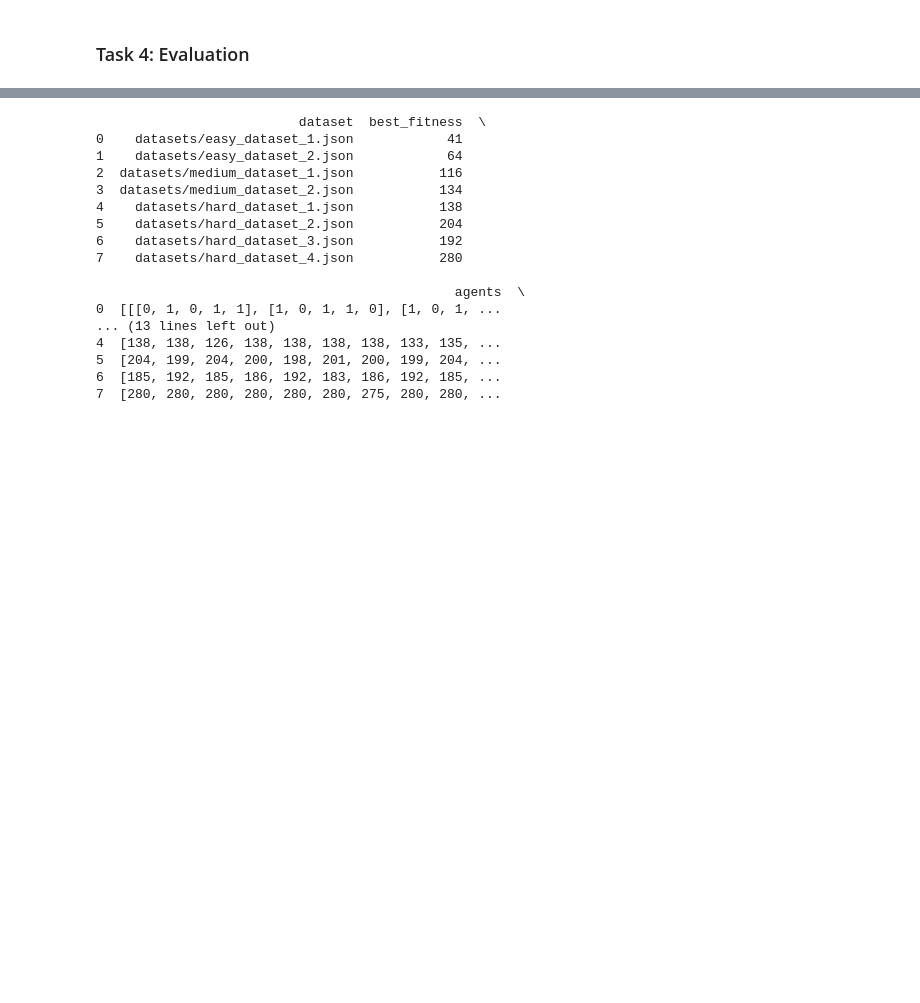
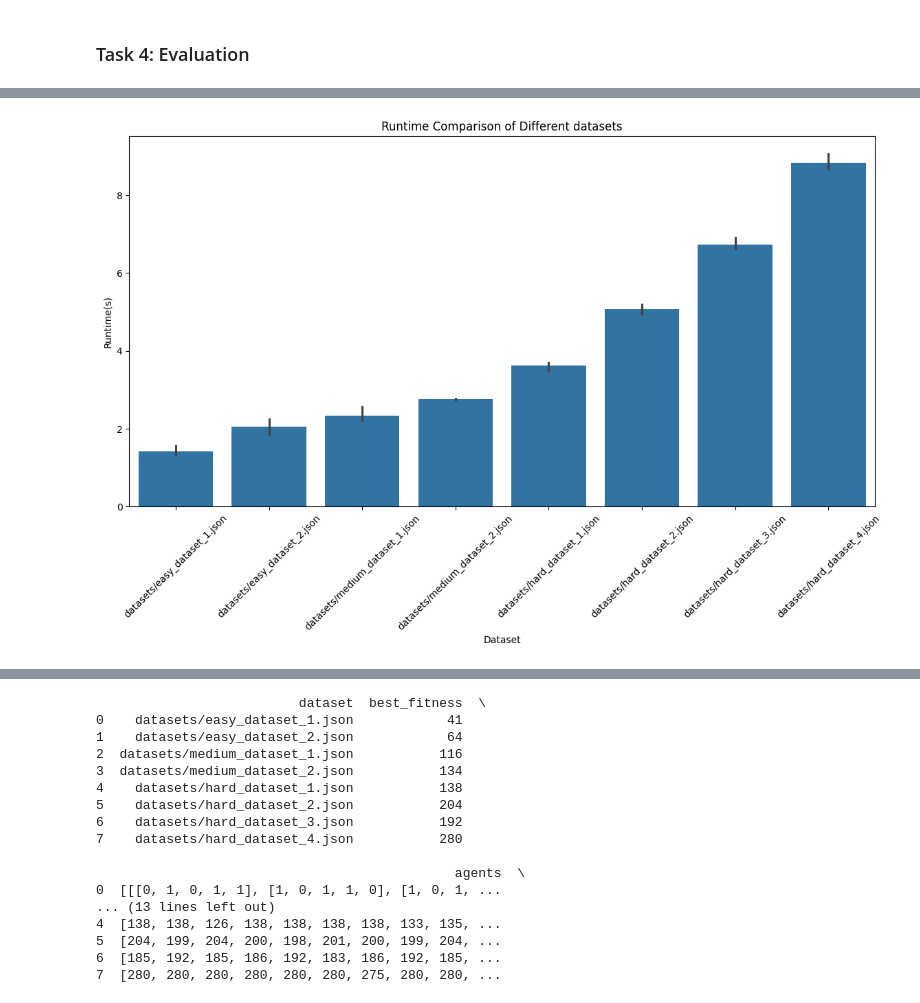
Before and after one commit to ddjorlev/IS-Seminary-1, a Jupyter notebook: seminary1.ipynb, the cells around one changed output, grey strips where cells are left out. Saved outputs shown, nothing was run; the diff lists cells and outputs as text; code cells hidden in the pictures; blank space fills up the shorter version.

```diff
--- a/seminary1.ipynb
+++ b/seminary1.ipynb
@@ -684,2 +684,12 @@ plt.show()
+# %%
+plt.figure(figsize=(14, 7))
+sns.barplot(data=results_df, x='dataset', y='runtime')
+plt.title('Runtime Comparison of Different datasets')
+plt.xlabel('Dataset')
+plt.ylabel('Runtime(s)')
+plt.xticks(rotation=45)
+plt.show()
+# %% [output]
+[figure, added]
 # %%
 plt.figure(figsize=(14, 7))
```
Also changed, not shown: parts of 6 cells of this notebook.
